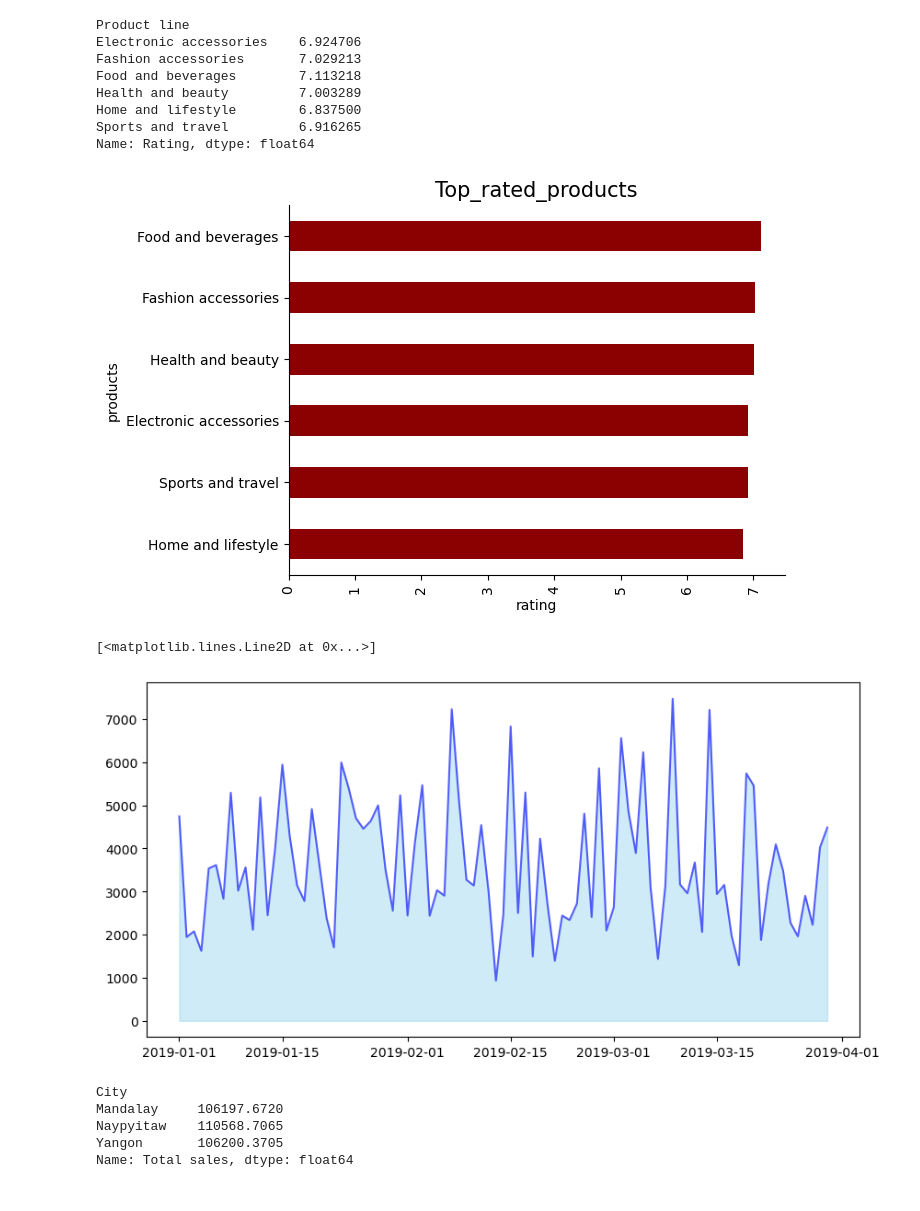
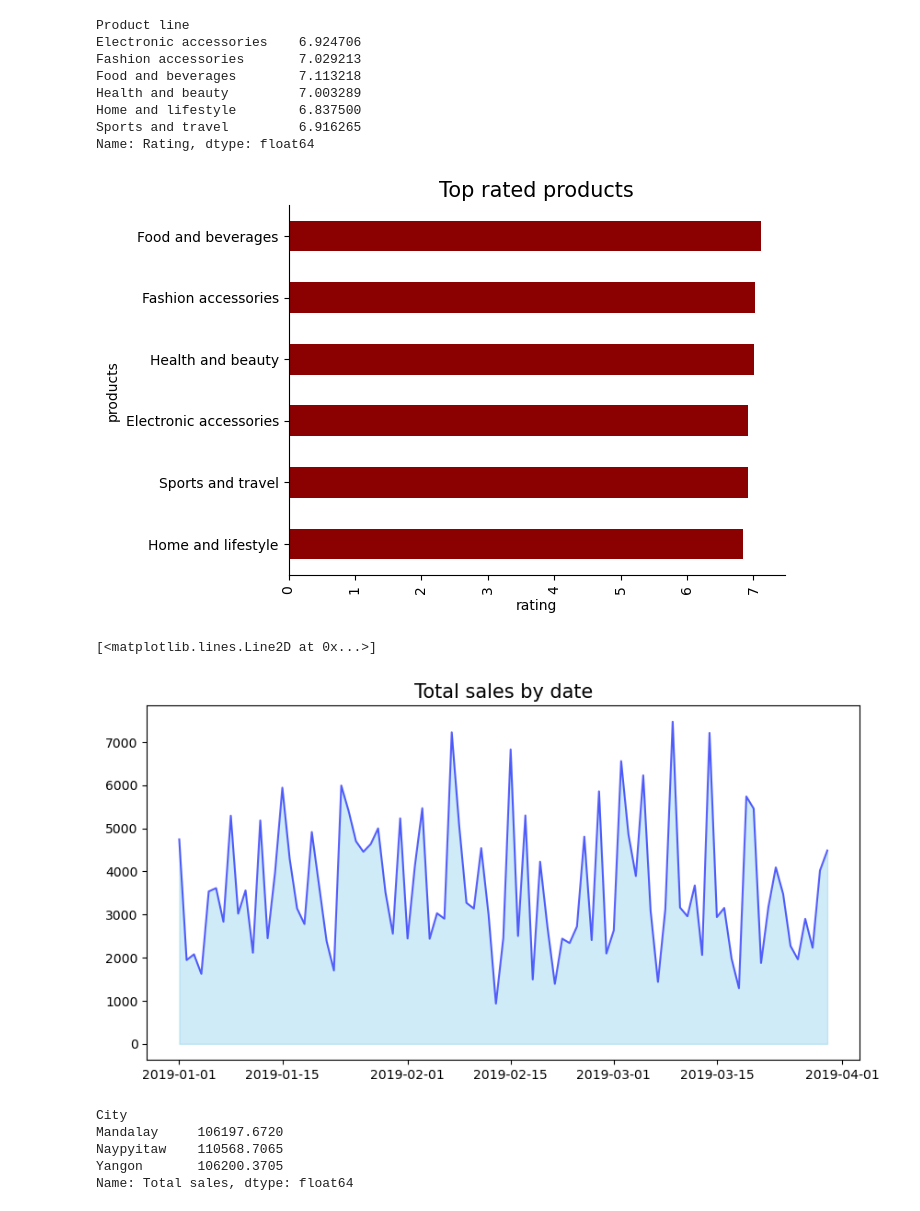
Before and after one commit to Eman-Elgendy10/final-project, a Jupyter notebook: Final project.ipynb, the cells around one changed output. Cells and saved outputs as stored; diff of their text form; code cells hidden in the pictures.

```diff
--- a/Final project.ipynb
+++ b/Final project.ipynb
@@ -229,21 +249,22 @@ Name: Rating, dtype: float64
 # %%
 Top_rated_products.sort_values(ascending=True).plot(kind='barh', color='darkred')
 plt.xticks(rotation =90)
-plt.title('Top_rated_products', fontsize= 15)
+plt.title('Top rated products', fontsize= 15)
 plt.xlabel('rating')
 plt.ylabel('products')
 sns.despine()
 # %% [output]
-[figure, old version]
+[figure, new version]
 # %%
 data['Date']=pd.to_datetime(data['Date'])
 Sales_per_month = data.groupby('Date')['Total sales'].sum().reset_index()
 plt.figure(figsize=(10,5))
+plt.title('Total sales by date', fontsize= 15)
 plt.fill_between(Sales_per_month['Date'],Sales_per_month['Total sales'],color='skyblue', alpha=0.4)
 plt.plot(Sales_per_month['Date'], Sales_per_month['Total sales'], color='blue', alpha=0.6)
 # %% [output]
 [<matplotlib.lines.Line2D at 0x...>]
-[figure, old version]
+[figure, new version]
 # %%
 sales_by_city =data.groupby ('City')['Total sales'].sum()
 # %%
```
Also changed, not shown: parts of 3 cells of this notebook.
